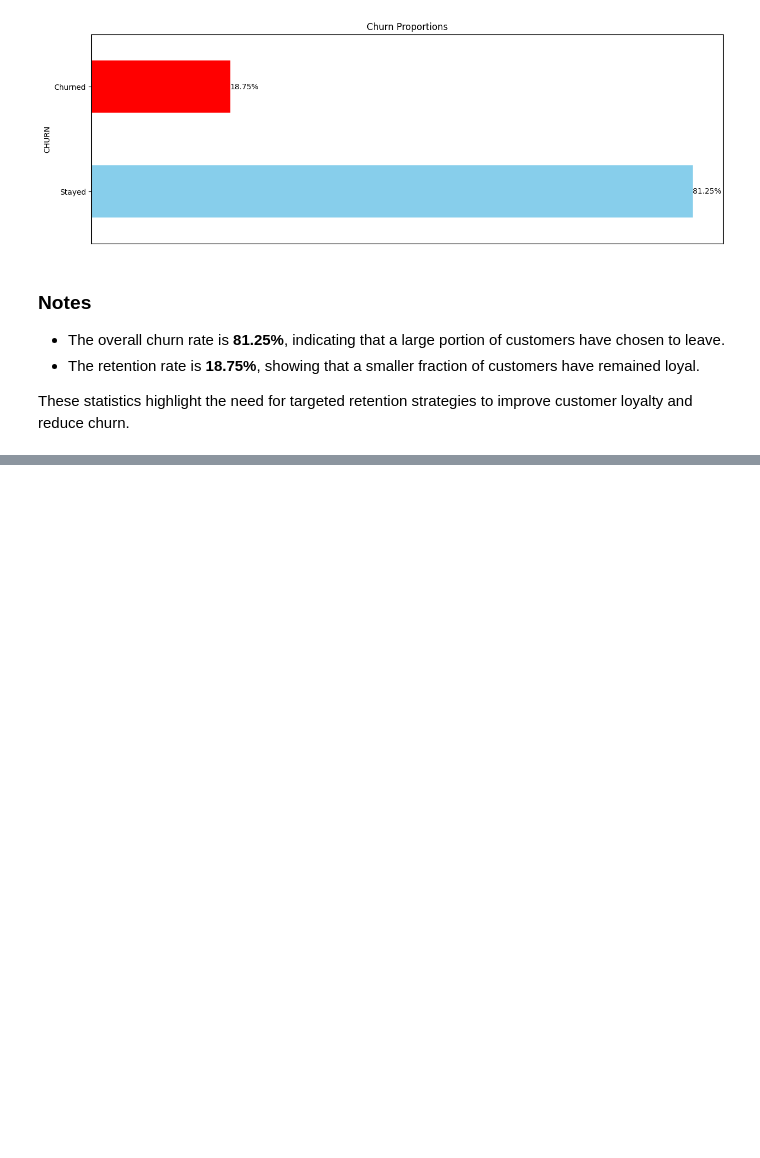
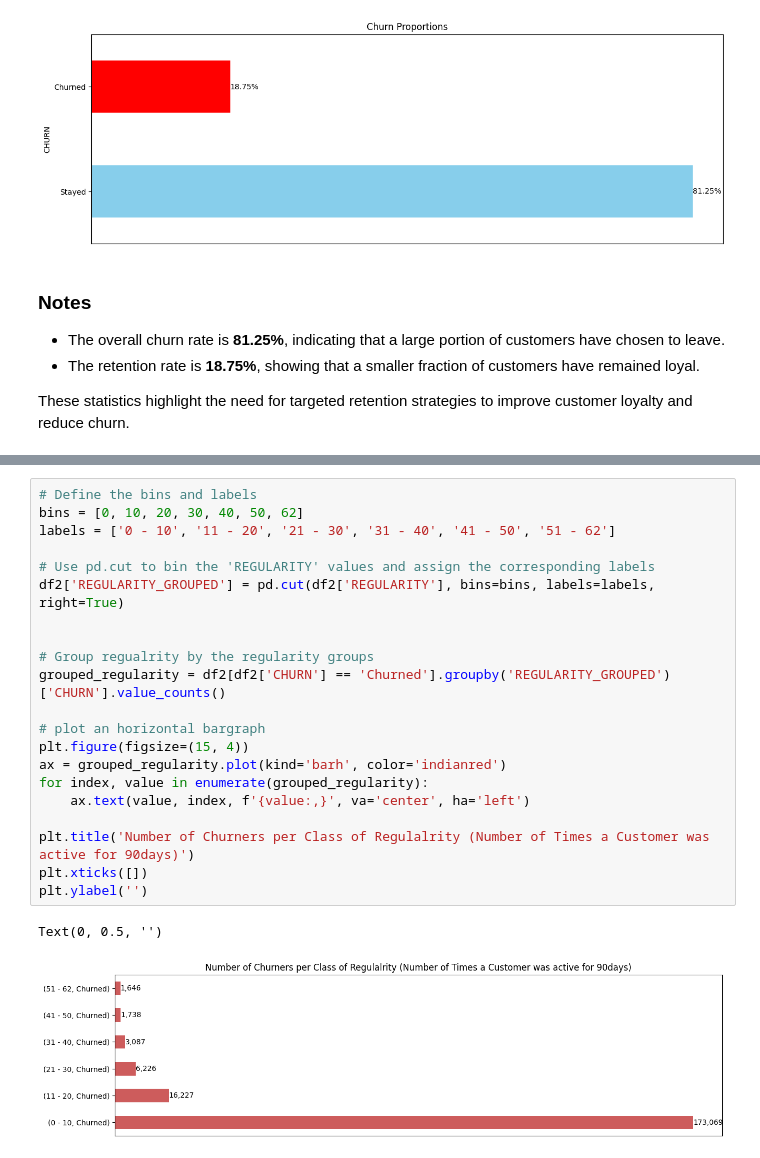
Before and after one commit to murithidenisgitobu/Customer-Churn-Prediction-Challenge-For-Azubian, a Jupyter notebook: Notebook/Notebook.ipynb, the cells around one changed output, grey strips where cells are left out. Cells and saved outputs as stored; diff of their text form; blank space fills up the shorter version.

```diff
--- a/Notebook/Notebook.ipynb
+++ b/Notebook/Notebook.ipynb
@@ -587,0 +641,24 @@ These statistics highlight the need for targeted retention strategies to improve
+# %%
+# Define the bins and labels
+bins = [0, 10, 20, 30, 40, 50, 62]
+labels = ['0 - 10', '11 - 20', '21 - 30', '31 - 40', '41 - 50', '51 - 62']
+
+# Use pd.cut to bin the 'REGULARITY' values and assign the corresponding labels
+df2['REGULARITY_GROUPED'] = pd.cut(df2['REGULARITY'], bins=bins, labels=labels, right=True)
+
+
+# Group regualrity by the regularity groups
+grouped_regularity = df2[df2['CHURN'] == 'Churned'].groupby('REGULARITY_GROUPED')['CHURN'].value_counts()
+
+# plot an horizontal bargraph
+plt.figure(figsize=(15, 4))
+ax = grouped_regularity.plot(kind='barh', color='indianred')
+for index, value in enumerate(grouped_regularity):
+    ax.text(value, index, f'{value:,}', va='center', ha='left')
+
+plt.title('Number of Churners per Class of Regulalrity (Number of Times a Customer was active for 90days)')
+plt.xticks([])
+plt.ylabel('')
+# %% [output]
+Text(0, 0.5, '')
+[figure, added]
```
Also changed, not shown: parts of 9 cells of this notebook.
